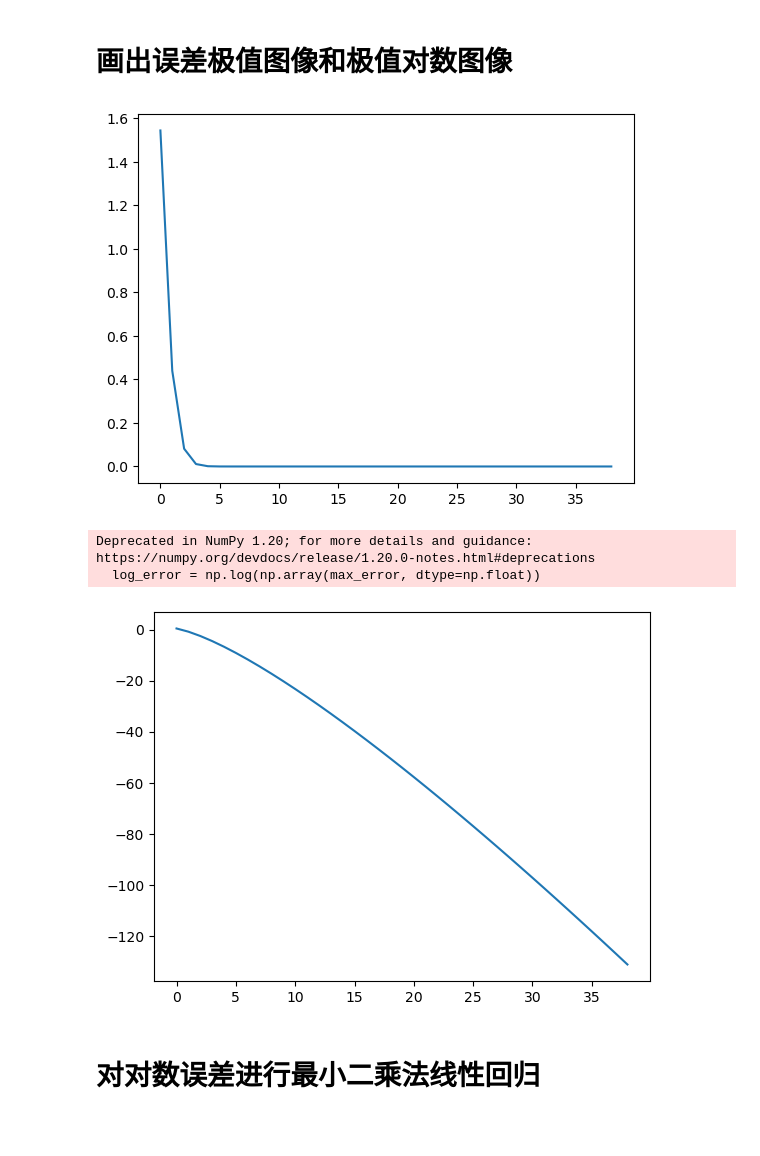
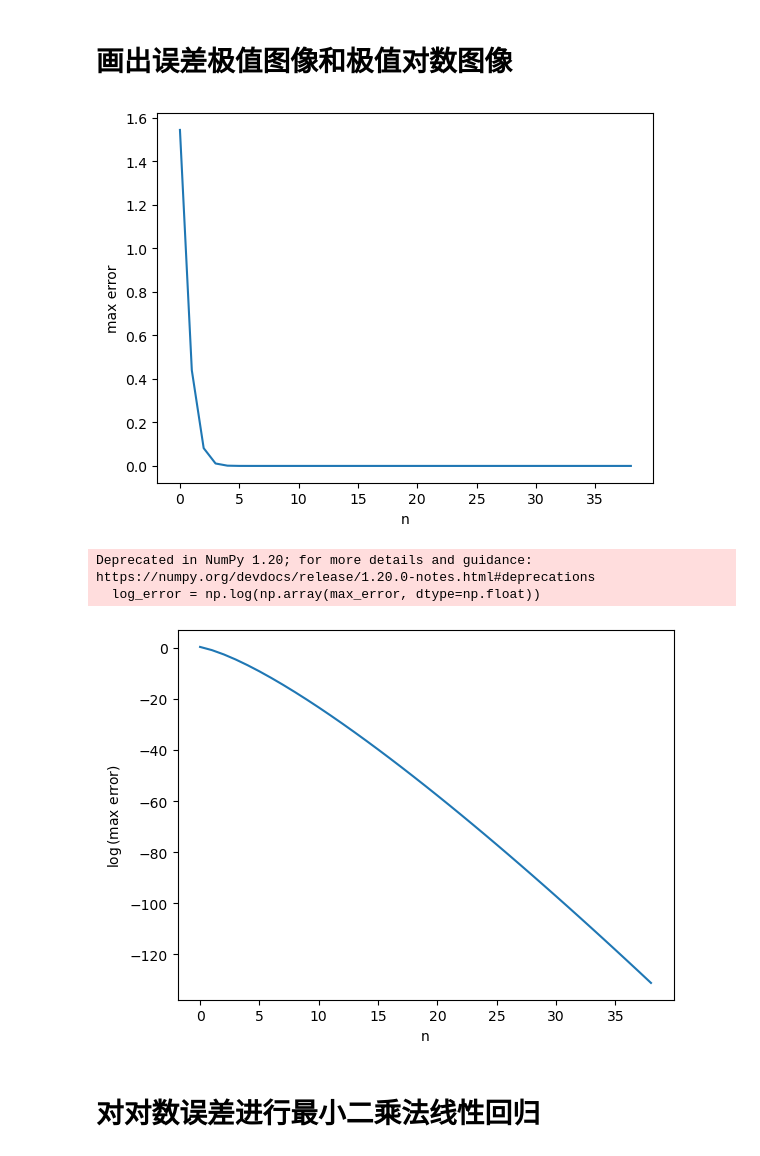
Before and after one commit to Suffoc/SquareApproximation, a Jupyter notebook: SquareApproximation.ipynb, the cells around one changed output. Cells and saved outputs as stored; diff of their text form; code cells hidden in the pictures; blank space fills up the shorter version.

```diff
--- a/SquareApproximation.ipynb
+++ b/SquareApproximation.ipynb
@@ -197,20 +198,24 @@ print(max_error)
 # %%
 n = np.arange(0, max_n + 1)
 plt.figure()
 plt.plot(n, max_error)
-plt.savefig("max_error.svg", dpi = 300, format = "svg")
+plt.xlabel("n")
+plt.ylabel("max error")
+plt.savefig("max_error.eps", dpi = 300, format = "eps")
 plt.show()
 
 log_error = np.log(np.array(max_error, dtype=np.float))
 plt.figure()
 plt.plot(n, log_error)
-plt.savefig("log_error.svg", dpi = 300, format = "svg")
+plt.xlabel("n")
+plt.ylabel("$\log$(max error)")
+plt.savefig("log_error.eps", dpi = 300, format = "eps")
 plt.show()
 # %% [output]
-[figure, old version]
+[figure, new version]
 Deprecated in NumPy 1.20; for more details and guidance: https://numpy.org/devdocs/release/1.20.0-notes.html#deprecations
   log_error = np.log(np.array(max_error, dtype=np.float))
-[figure, old version]
+[figure, new version]
 # %% [markdown]
 # 对对数误差进行最小二乘法线性回归
 # %%
```
Also changed, not shown: parts of 5 cells of this notebook, 39 other files.
